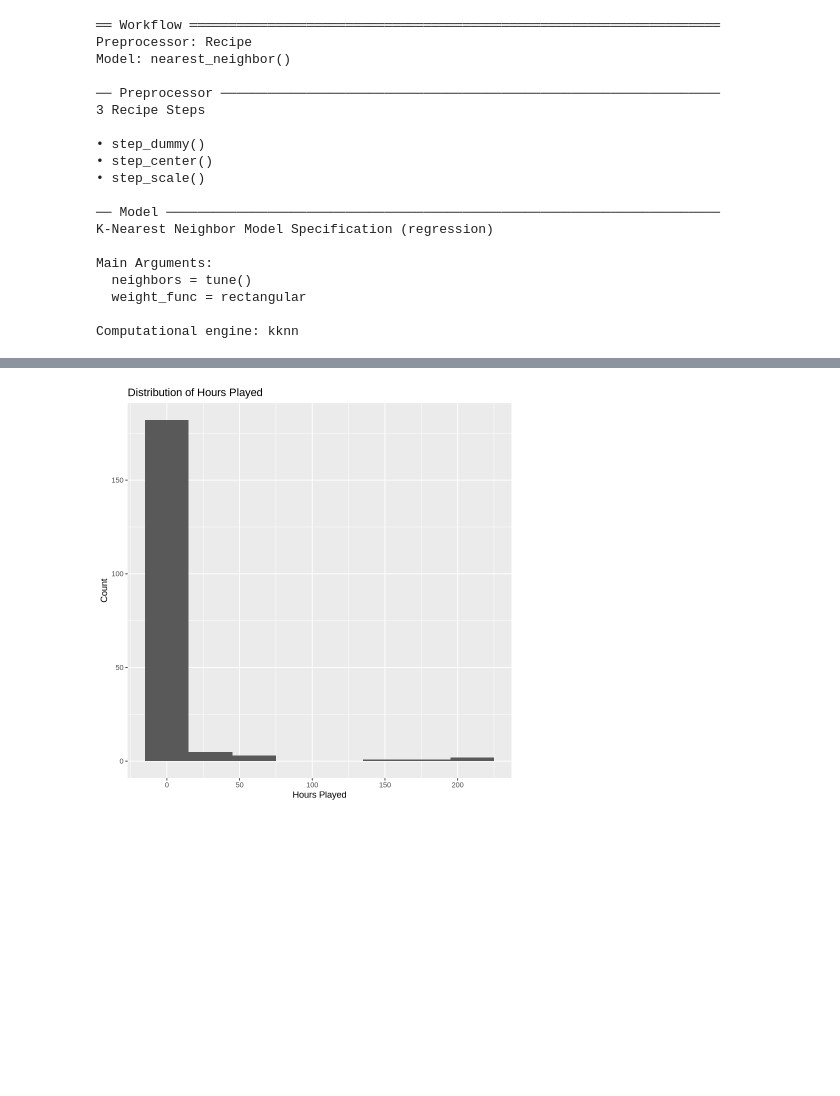
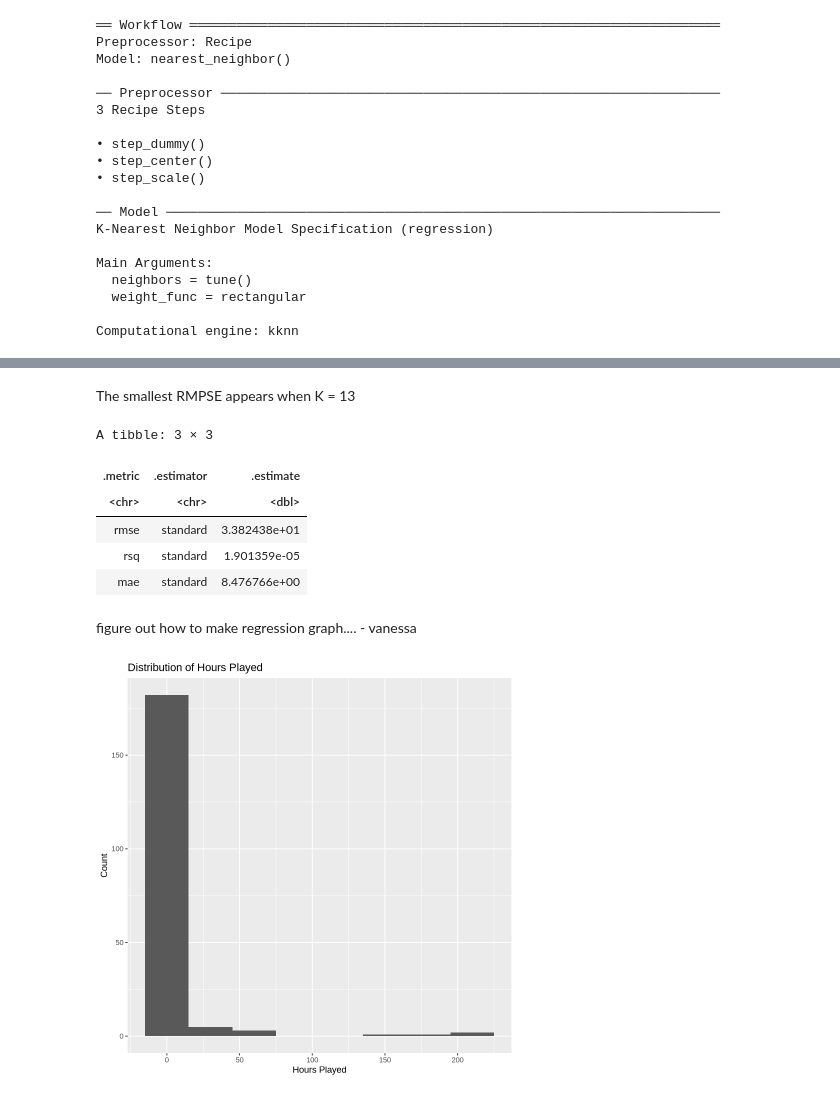
Before and after one commit to vmah1/dsci100-group-project, a Jupyter notebook: project.ipynb, the cells around one changed output, grey strips where cells are left out. Saved outputs shown, nothing was run; the diff lists cells and outputs as text; code cells hidden in the pictures; blank space fills up the shorter version.

Commit message:
updated regression xp

```diff
--- a/project.ipynb
+++ b/project.ipynb
@@ -448,3 +464,33 @@ players_min
+# %% [markdown]
+The smallest RMPSE appears when K = 13
+# %%
+#  Evaluating the RMSPE on the test set
+
+k_min_xp <- players_min_xp |> pull(neighbors)
+
+players_best_spec_xp <- nearest_neighbor(weight_func = "rectangular", neighbors = k_min_xp) |>
+ set_engine("kknn") |>
+ set_mode("regression")
+
+players_best_fit_xp <- workflow() |>
+ add_recipe(players_recipe_2) |>
+ add_model(players_best_spec_xp) |>
+ fit(data = players_train_2)
+
+players_summary_xp <- players_best_fit_xp |>
+ predict(players_test_2) |>
+ bind_cols(players_test_2) |>
+ metrics(truth = played_hours, estimate = .pred)
+players_summary_xp
+# %% [output]
+A tibble: 3 × 3
+| .metric | .estimator | .estimate |
+| <chr> | <chr> | <dbl> |
+| rmse | standard | 3.382438e+01 |
+| rsq | standard | 1.901359e-05 |
+| mae | standard | 8.476766e+00 |
+# %% [markdown]
+figure out how to make regression graph.... - vanessa
 # %%
 # Distribution of hours played
 ggplot(players_clean, aes(x=played_hours))+
```
Also changed, not shown: parts of 1 cell of this notebook.
